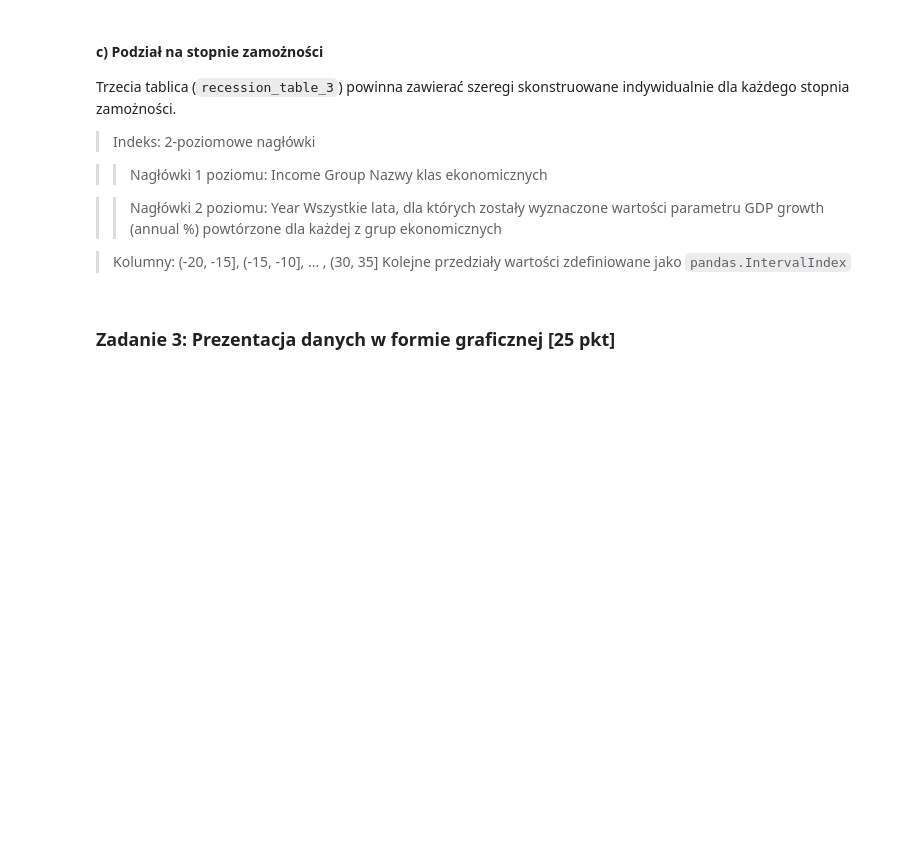
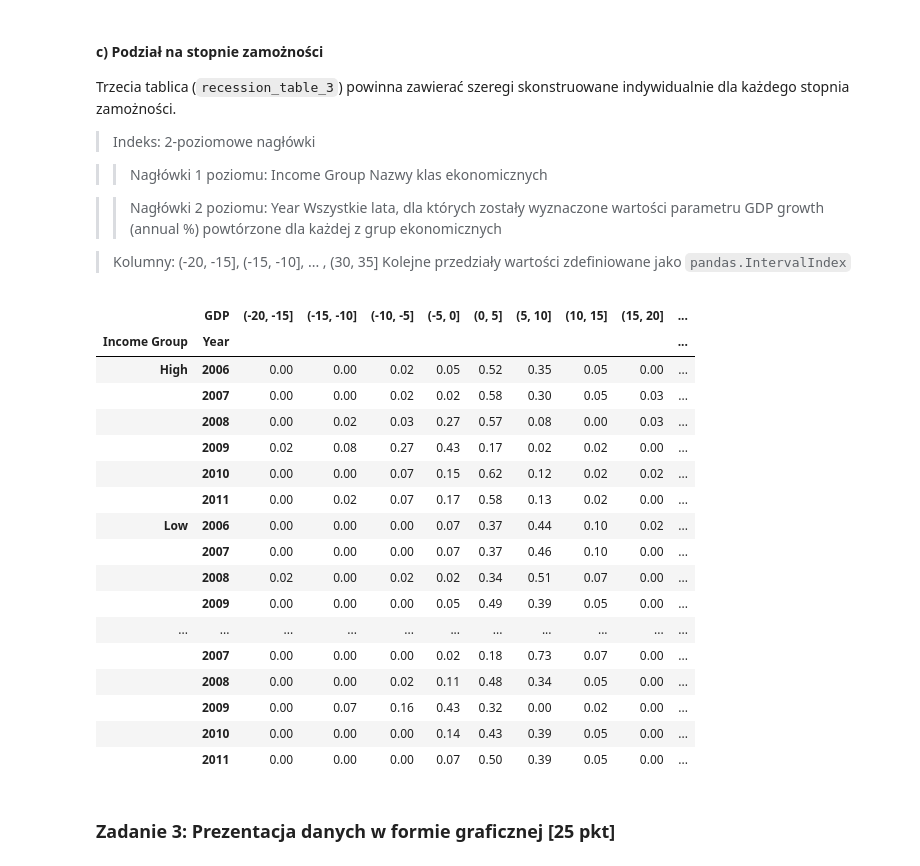
Before and after one commit to kubanskan/AGHCourse-DataAnalysisPython, a Jupyter notebook: Project2-DescriptiveStatisticsPart2/ZZ02_CZ02.ipynb, the cells around one changed output. Cells and saved outputs as stored; diff of their text form; code cells hidden in the pictures; blank space fills up the shorter version.

```diff
--- a/Project2-DescriptiveStatisticsPart2/ZZ02_CZ02.ipynb
+++ b/Project2-DescriptiveStatisticsPart2/ZZ02_CZ02.ipynb
@@ -183,6 +183,33 @@ Trzecia tablica (`recession_table_3`) powinna zawierać szeregi skonstruowane in
  > Kolejne przedziały wartości zdefiniowane jako `pandas.IntervalIndex`
 # %%
 # YOUR CODE HERE
+idx = pd.IntervalIndex.from_breaks([*range(-20,36,5)])
+df = pd.melt(recession_data_1, value_vars=['2006','2007','2008','2009','2010','2011'], var_name='Year', value_name='GDP', id_vars = 'Income Group' )
+recession_table_3 = df.groupby(['Year', 'Income Group', pd.cut(df['GDP'],idx)], observed=False).count()
+recession_table_3.columns = ['count']
+recession_table_3 = recession_table_3.reset_index().set_index(['Income Group', 'Year']).pivot(columns='GDP',values='count')
+# %%
+recession_table_3 = recession_table_3.div( recession_table_3.sum(axis = 1), axis = 0 )
+recession_table_3.style.format(precision = 2)
+# %% [output]
+|  | GDP | (-20, -15] | (-15, -10] | (-10, -5] | (-5, 0] | (0, 5] | (5, 10] | (10, 15] | (15, 20] | ... |
+| Income Group | Year |  |  |  |  |  |  |  |  | ... |
+| High | 2006 | 0.00 | 0.00 | 0.02 | 0.05 | 0.52 | 0.35 | 0.05 | 0.00 | ... |
+|  | 2007 | 0.00 | 0.00 | 0.02 | 0.02 | 0.58 | 0.30 | 0.05 | 0.03 | ... |
+|  | 2008 | 0.00 | 0.02 | 0.03 | 0.27 | 0.57 | 0.08 | 0.00 | 0.03 | ... |
+|  | 2009 | 0.02 | 0.08 | 0.27 | 0.43 | 0.17 | 0.02 | 0.02 | 0.00 | ... |
+|  | 2010 | 0.00 | 0.00 | 0.07 | 0.15 | 0.62 | 0.12 | 0.02 | 0.02 | ... |
+|  | 2011 | 0.00 | 0.02 | 0.07 | 0.17 | 0.58 | 0.13 | 0.02 | 0.00 | ... |
+| Low | 2006 | 0.00 | 0.00 | 0.00 | 0.07 | 0.37 | 0.44 | 0.10 | 0.02 | ... |
+|  | 2007 | 0.00 | 0.00 | 0.00 | 0.07 | 0.37 | 0.46 | 0.10 | 0.00 | ... |
+|  | 2008 | 0.02 | 0.00 | 0.02 | 0.02 | 0.34 | 0.51 | 0.07 | 0.00 | ... |
+|  | 2009 | 0.00 | 0.00 | 0.00 | 0.05 | 0.49 | 0.39 | 0.05 | 0.00 | ... |
+| ... | ... | ... | ... | ... | ... | ... | ... | ... | ... | ... |
+|  | 2007 | 0.00 | 0.00 | 0.00 | 0.02 | 0.18 | 0.73 | 0.07 | 0.00 | ... |
+|  | 2008 | 0.00 | 0.00 | 0.02 | 0.11 | 0.48 | 0.34 | 0.05 | 0.00 | ... |
+|  | 2009 | 0.00 | 0.07 | 0.16 | 0.43 | 0.32 | 0.00 | 0.02 | 0.00 | ... |
+|  | 2010 | 0.00 | 0.00 | 0.00 | 0.14 | 0.43 | 0.39 | 0.05 | 0.00 | ... |
+|  | 2011 | 0.00 | 0.00 | 0.00 | 0.07 | 0.50 | 0.39 | 0.05 | 0.00 | ... |
 # %%
 # Komórka testowa
 # Kolumny
```
Also changed, not shown: parts of 4 cells of this notebook.
